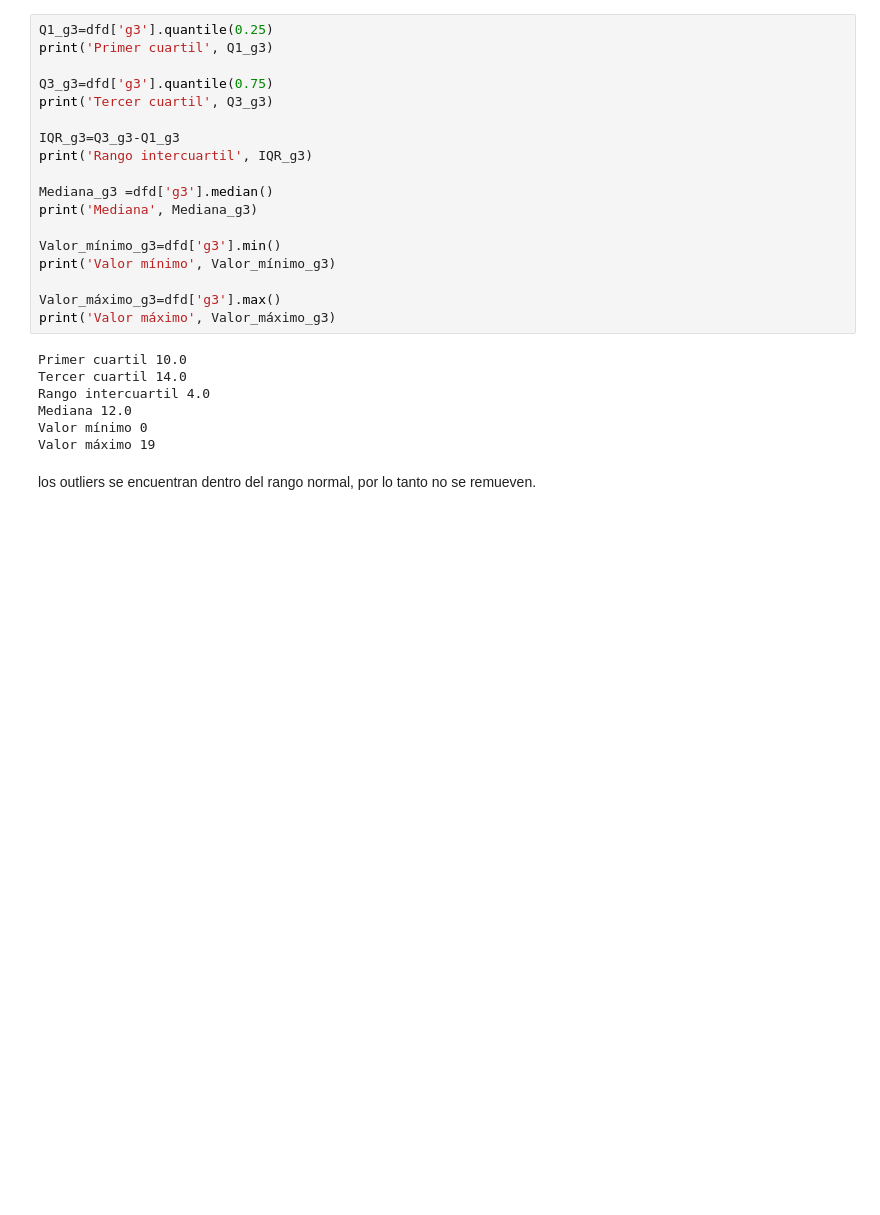
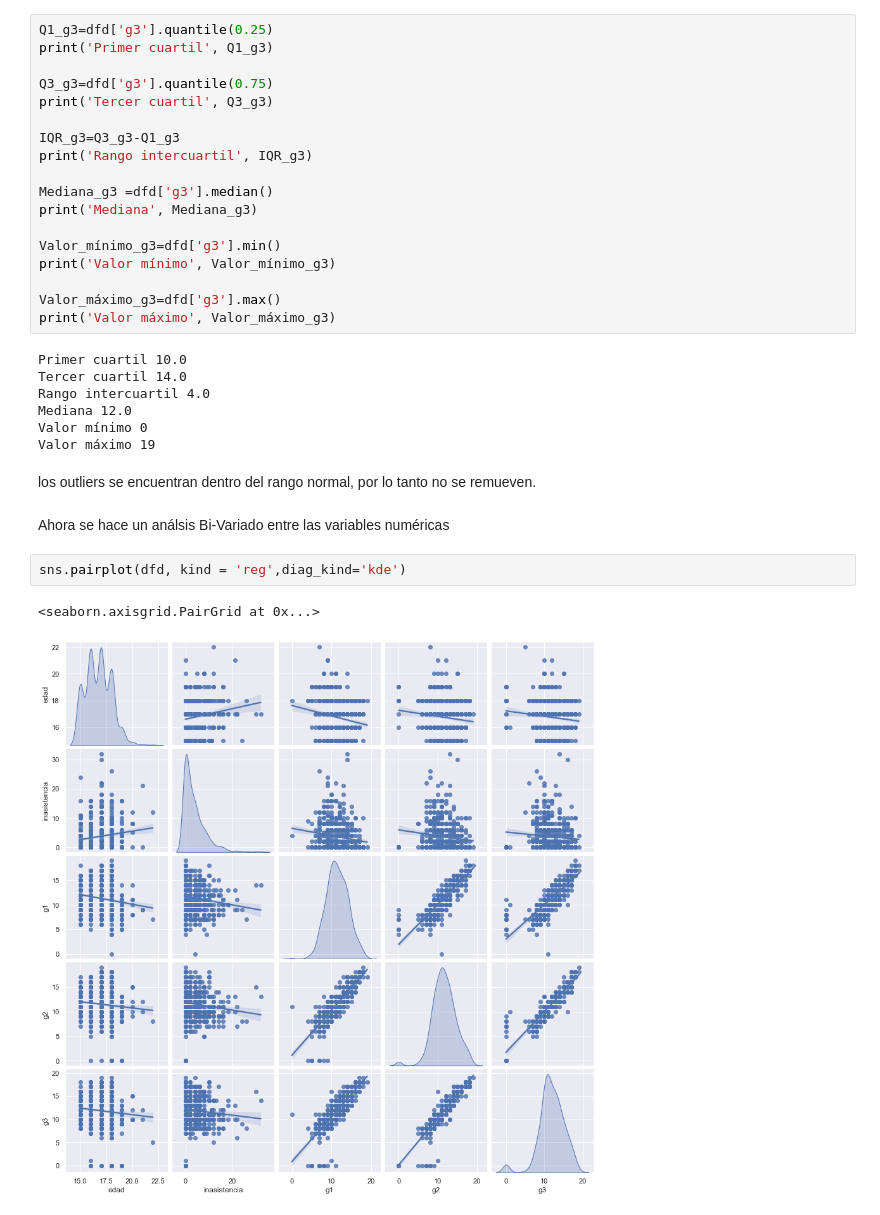
Before and after one commit to Ing-CesarSuarez/Taller2, a Jupyter notebook: StdPro.ipynb, the cells around one changed output. Saved outputs shown, nothing was run; the diff lists cells and outputs as text; blank space fills up the shorter version.

Commit message:
Add files via upload
Inclución de Bi-Variado y Correlaciones

```diff
--- a/StdPro.ipynb
+++ b/StdPro.ipynb
@@ -381,3 +381,10 @@ Valor mínimo 0
 Valor máximo 19
 # %% [markdown]
 los outliers se encuentran dentro del rango normal, por lo tanto no se remueven.
+# %% [markdown]
+Ahora se hace un análsis Bi-Variado entre las variables numéricas
+# %%
+sns.pairplot(dfd, kind = 'reg',diag_kind='kde')
+# %% [output]
+<seaborn.axisgrid.PairGrid at 0x...>
+[figure, added]
```
Also changed, not shown: parts of 4 cells of this notebook.
